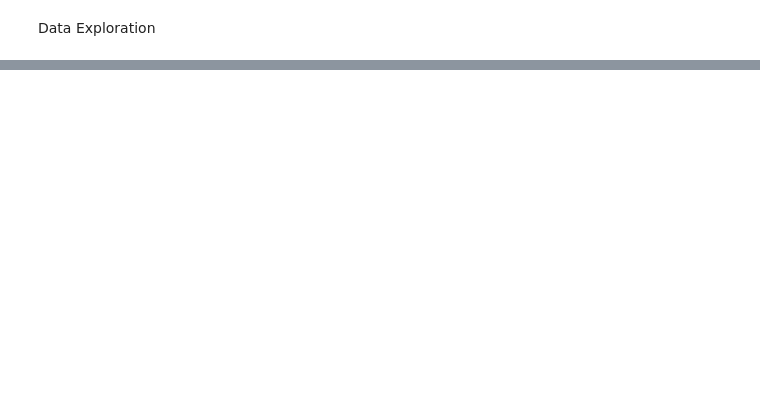
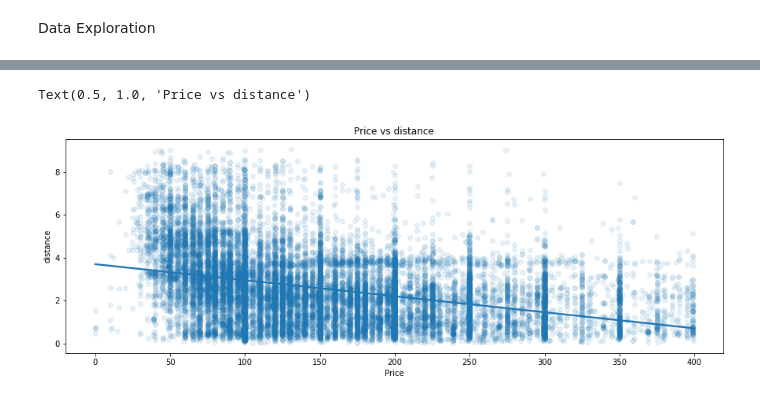
Before and after one commit to cheikhsidi/AirBnb-Price-Preduction_NYC, a Jupyter notebook: airbnb_ml.ipynb, the cells around one changed output, grey strips where cells are left out. Saved outputs shown, nothing was run; the diff lists cells and outputs as text; code cells hidden in the pictures; blank space fills up the shorter version.

```diff
--- a/airbnb_ml.ipynb
+++ b/airbnb_ml.ipynb
@@ -198,0 +217,6 @@ Note: you may need to restart the kernel to use updated packages.
+# %%
+Manhattan = df[df['Borough'] == 'Manhattan']
+Brooklyn= df[df['Borough'] == 'Brooklyn']
+Bronx = df[df['Borough'] == 'Bronx']
+Queens = df[df['Borough'] == 'Queens']
+StatenIsland = df[df['Borough'] == 'Staten Island']
@@ -198,0 +239,10 @@ Note: you may need to restart the kernel to use updated packages.
+# %%
+# Price vs Distance Manahattan
+
+plt.figure(figsize=(15, 5))
+sb.regplot(data = Manhattan, x = "Price", y = 'distance', x_jitter = 0.1,
+            scatter_kws = {'alpha': 0.1})
+plt.title('Price vs distance')
+# %% [output]
+Text(0.5, 1.0, 'Price vs distance')
+[figure, added]
```
Also changed, not shown: parts of 59 cells of this notebook, 1 other file.
